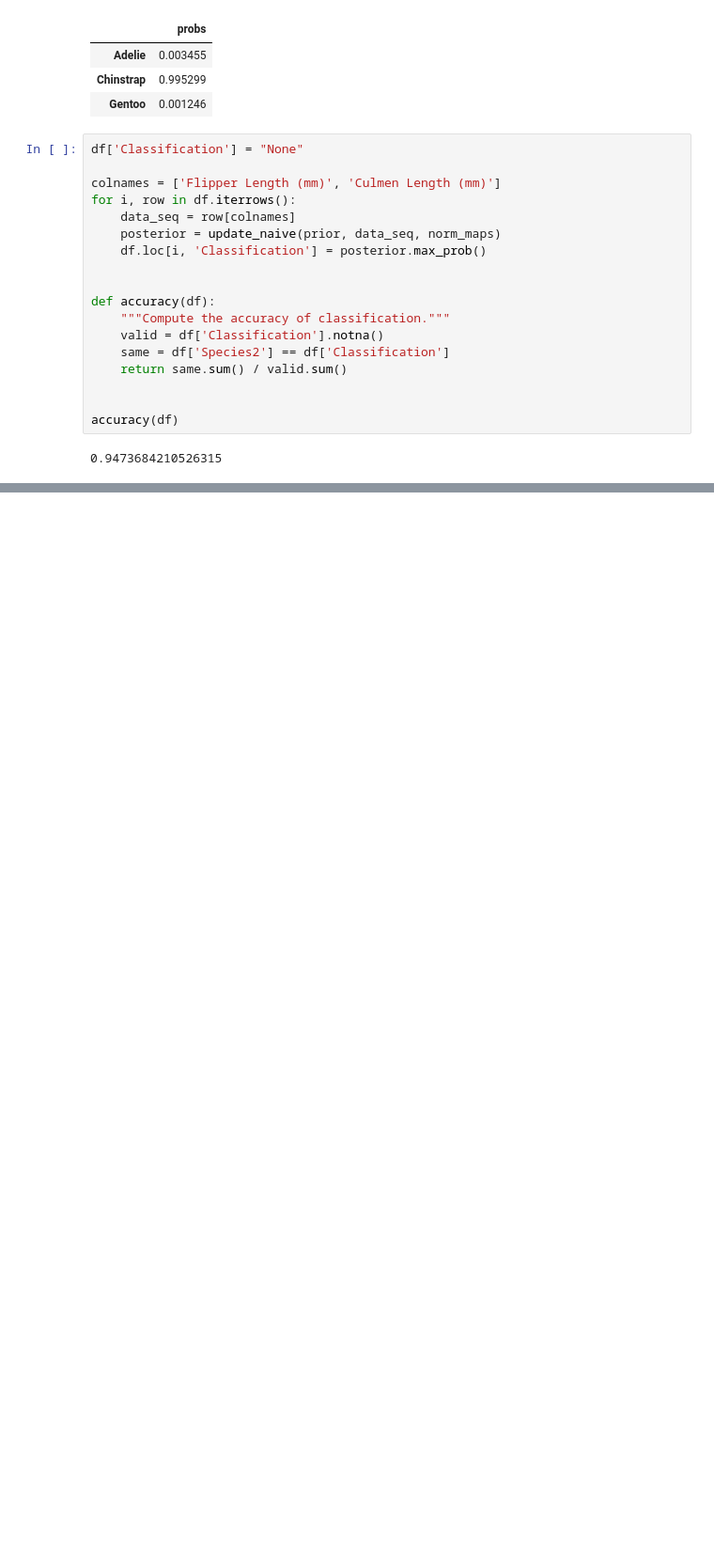
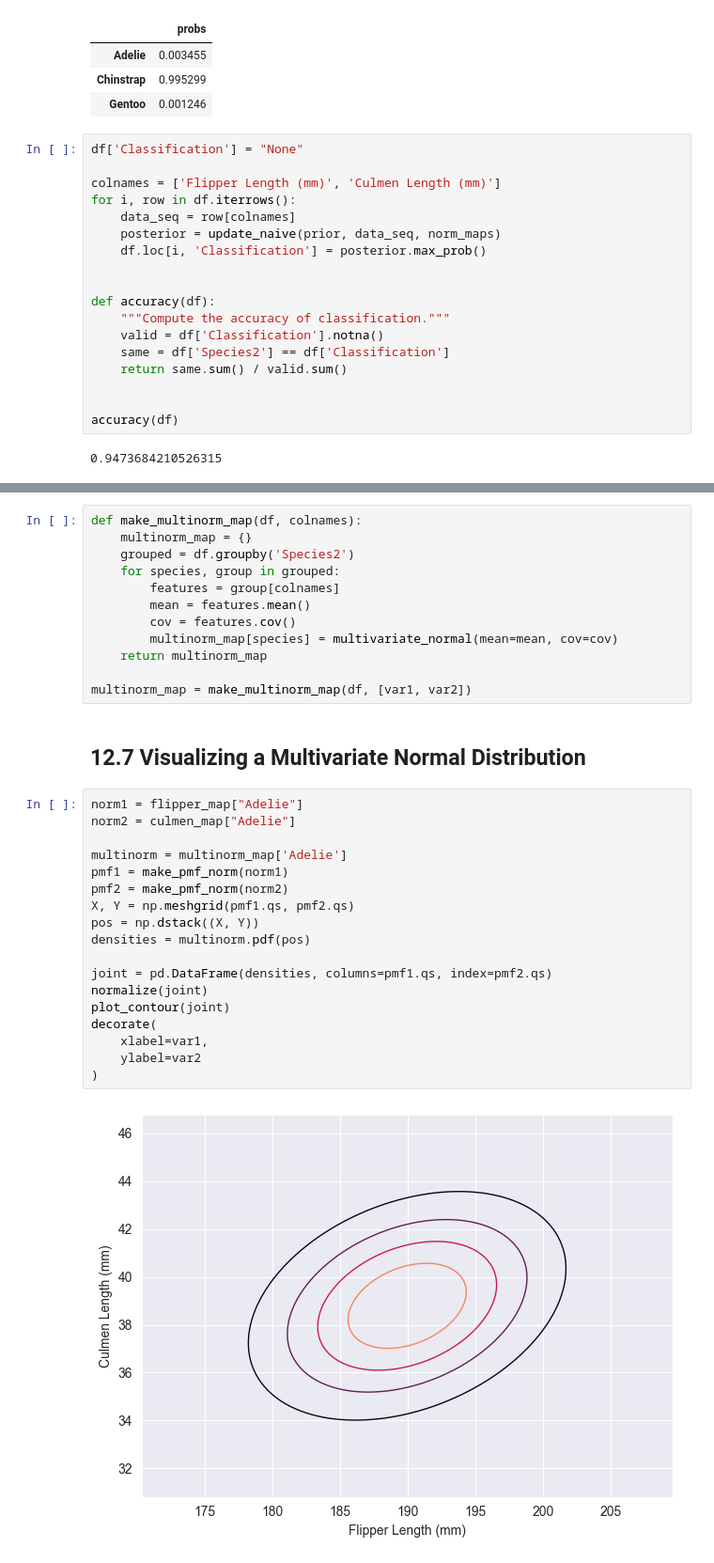
Before and after one commit to Xupeiyi/think-bayes, a Jupyter notebook: chapter12.ipynb, the cells around one changed output, grey strips where cells are left out. Shown at 94% size. Saved outputs shown, nothing was run; the diff lists cells and outputs as text; blank space fills up the shorter version.

```diff
--- a/chapter12.ipynb
+++ b/chapter12.ipynb
@@ -170,0 +252,34 @@ accuracy(df)
+# %%
+def make_multinorm_map(df, colnames):
+    multinorm_map = {}
+    grouped = df.groupby('Species2')
+    for species, group in grouped:
+        features = group[colnames]
+        mean = features.mean()
+        cov = features.cov()
+        multinorm_map[species] = multivariate_normal(mean=mean, cov=cov)
+    return multinorm_map
+
+multinorm_map = make_multinorm_map(df, [var1, var2])
+# %% [markdown]
+## 12.7 Visualizing a Multivariate Normal Distribution
+# %%
+norm1 = flipper_map["Adelie"]
+norm2 = culmen_map["Adelie"]
+
+multinorm = multinorm_map['Adelie']
+pmf1 = make_pmf_norm(norm1)
+pmf2 = make_pmf_norm(norm2)
+X, Y = np.meshgrid(pmf1.qs, pmf2.qs)
+pos = np.dstack((X, Y))
+densities = multinorm.pdf(pos)
+
+joint = pd.DataFrame(densities, columns=pmf1.qs, index=pmf2.qs)
+normalize(joint)
+plot_contour(joint)
+decorate(
+    xlabel=var1,
+    ylabel=var2
+)
+# %% [output]
+[figure, added]
```
Also changed, not shown: parts of 9 cells of this notebook.
